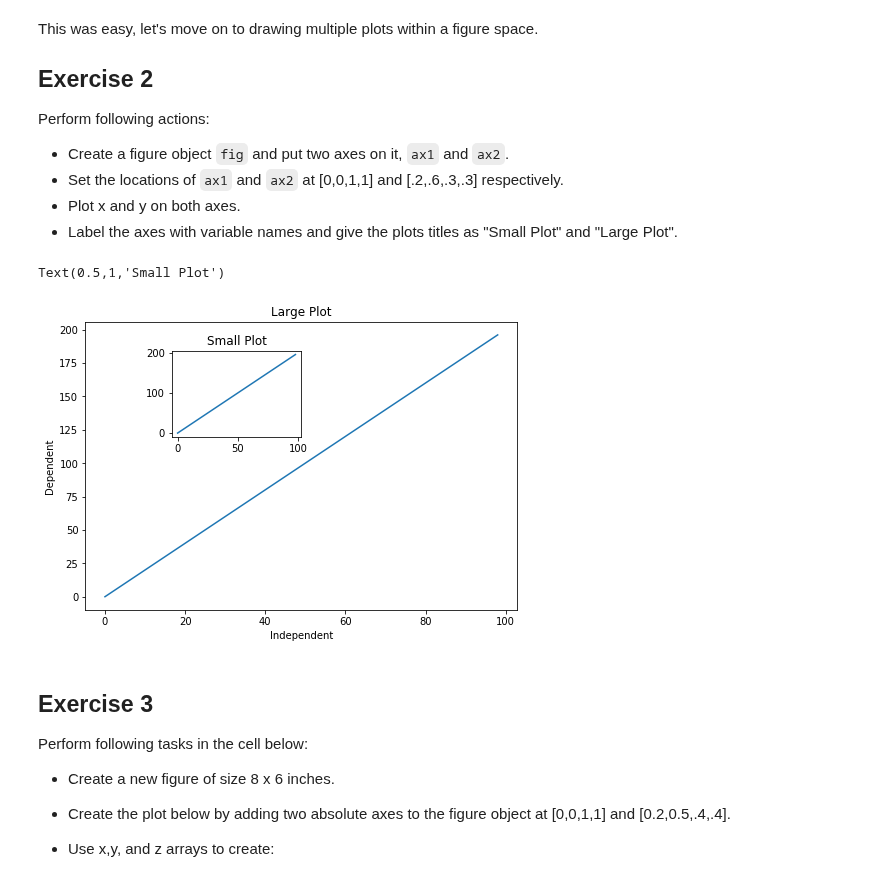
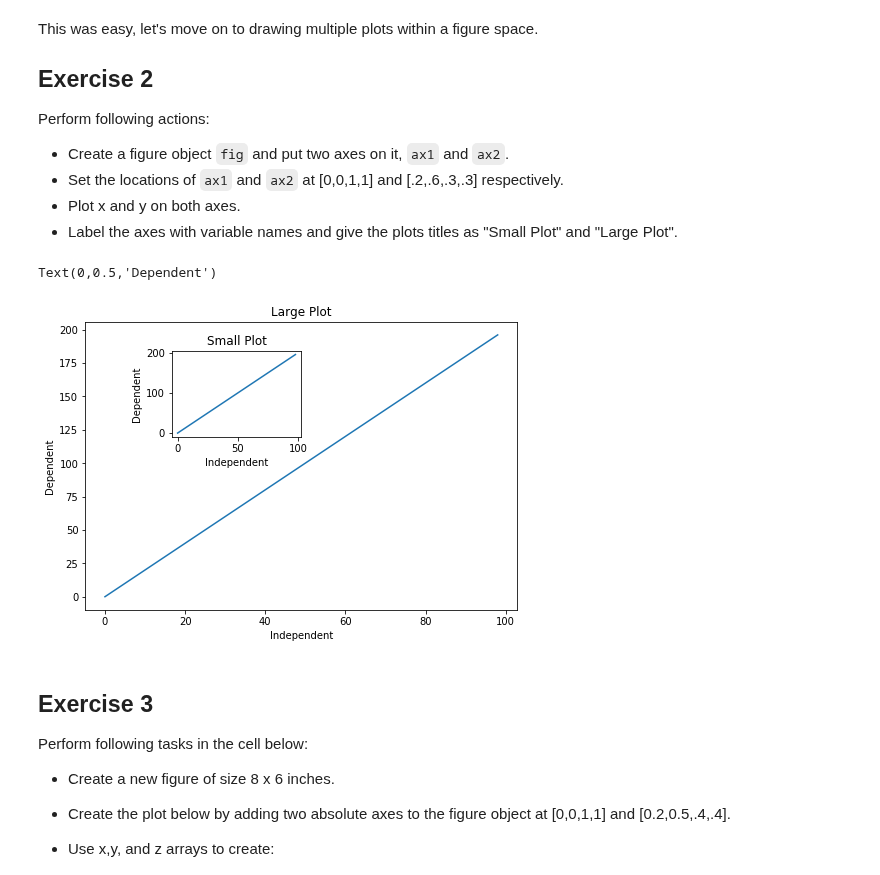
Before and after one commit to MarcSchneider71/ds-matplotlib-intro-lab-nyc-ds-career-012819, a Jupyter notebook: index.ipynb, the cells around one changed output. Saved outputs shown, nothing was run; the diff lists cells and outputs as text; code cells hidden in the pictures.

```diff
--- a/index.ipynb
+++ b/index.ipynb
@@ -97,17 +97,19 @@ Perform following actions:
 # %%
 fig= plt.figure()
 
 ax1= fig.add_axes([0,0,1,1])
 plt.plot(x,y)
 plt.title("Large Plot")
 plt.xlabel('Independent')
 plt.ylabel('Dependent')
 ax2= fig.add_axes([.2,.6,.3,.3])
-plt.plot(x,y)
+plt.plot(x,y m)
 plt.title("Small Plot")
+plt.xlabel('Independent')
+plt.ylabel('Dependent')
 # %% [output]
-Text(0.5,1,'Small Plot')
+Text(0,0.5,'Dependent')
-[figure, old version]
+[figure, new version]
 # %% [markdown]
 ## Exercise 3
 
```
